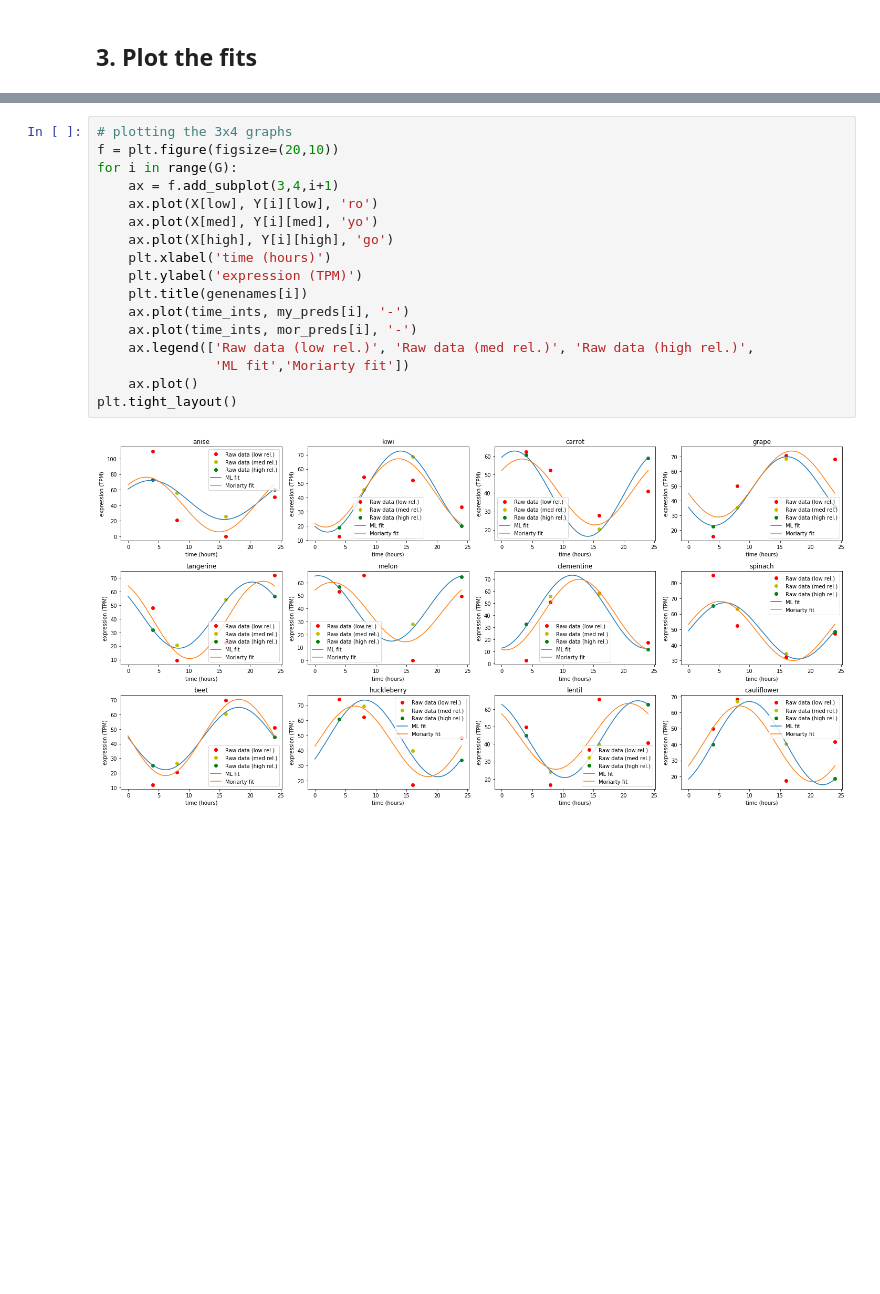
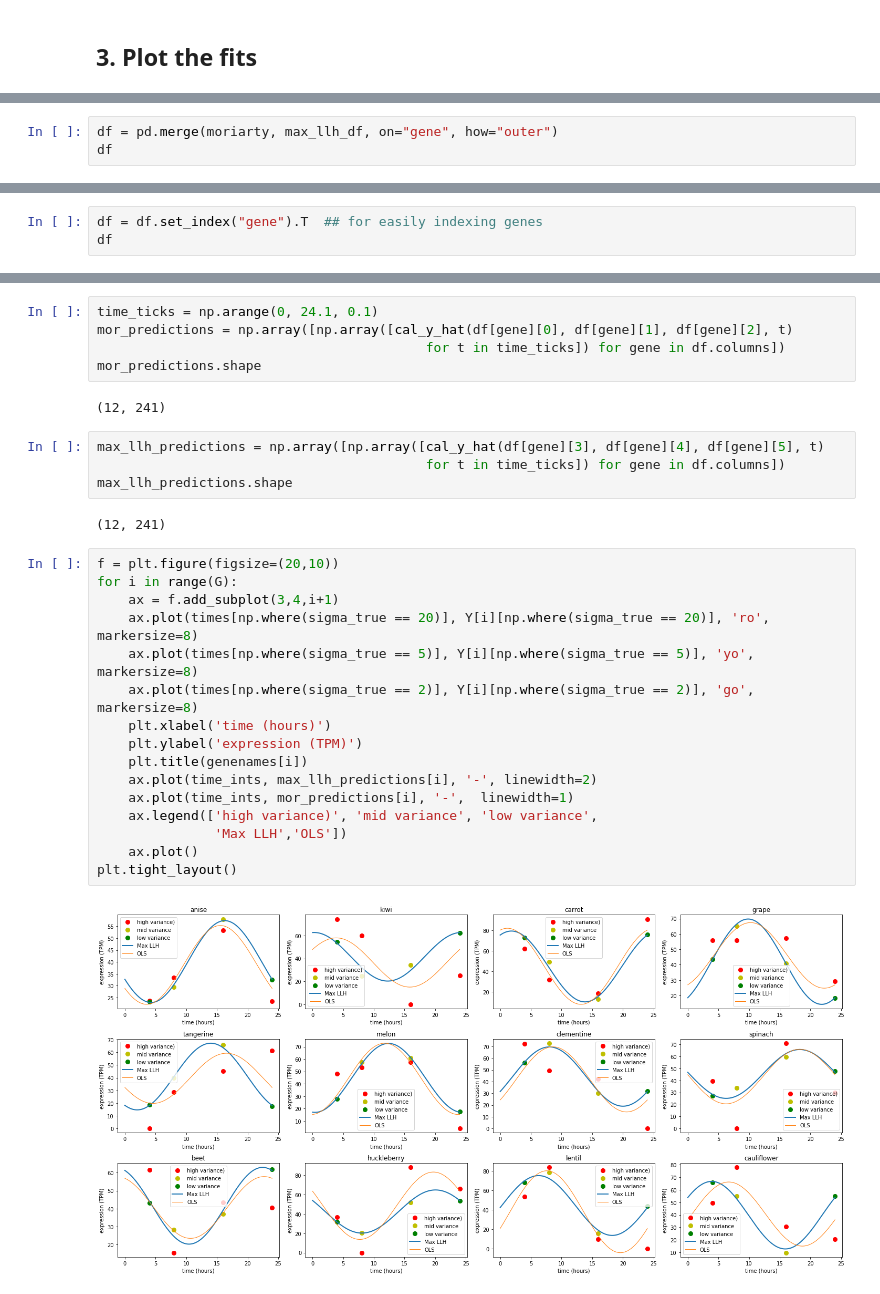
Before and after one commit to ningkko/mcb112, a Jupyter notebook: pset8/HuaYining_08.ipynb, the cells around one changed output, grey strips where cells are left out. Cells and saved outputs as stored; diff of their text form; blank space fills up the shorter version.

```diff
--- a/pset8/HuaYining_08.ipynb
+++ b/pset8/HuaYining_08.ipynb
@@ -322,0 +309,3 @@ high = np.where(S_true == 2.)
+# %%
+df = pd.merge(moriarty, max_llh_df, on="gene", how="outer")
+df
@@ -322,0 +326,3 @@ high = np.where(S_true == 2.)
+# %%
+df = df.set_index("gene").T  ## for easily indexing genes
+df
@@ -323,19 +337,31 @@ high = np.where(S_true == 2.)
+# %%
+time_ticks = np.arange(0, 24.1, 0.1)
+mor_predictions = np.array([np.array([cal_y_hat(df[gene][0], df[gene][1], df[gene][2], t)
+                                          for t in time_ticks]) for gene in df.columns])
+mor_predictions.shape
+# %% [output]
+(12, 241)
+# %%
+max_llh_predictions = np.array([np.array([cal_y_hat(df[gene][3], df[gene][4], df[gene][5], t)
+                                          for t in time_ticks]) for gene in df.columns])
+max_llh_predictions.shape
+# %% [output]
+(12, 241)
 # %%
-# plotting the 3x4 graphs
 f = plt.figure(figsize=(20,10))
 for i in range(G):
     ax = f.add_subplot(3,4,i+1)
-    ax.plot(X[low], Y[i][low], 'ro')
-    ax.plot(X[med], Y[i][med], 'yo')
-    ax.plot(X[high], Y[i][high], 'go')
+    ax.plot(times[np.where(sigma_true == 20)], Y[i][np.where(sigma_true == 20)], 'ro', markersize=8)
+    ax.plot(times[np.where(sigma_true == 5)], Y[i][np.where(sigma_true == 5)], 'yo', markersize=8)
+    ax.plot(times[np.where(sigma_true == 2)], Y[i][np.where(sigma_true == 2)], 'go', markersize=8)
     plt.xlabel('time (hours)')
     plt.ylabel('expression (TPM)')
     plt.title(genenames[i])
-    ax.plot(time_ints, my_preds[i], '-')
-    ax.plot(time_ints, mor_preds[i], '-')
-    ax.legend(['Raw data (low rel.)', 'Raw data (med rel.)', 'Raw data (high rel.)',
-               'ML fit','Moriarty fit'])
+    ax.plot(time_ints, max_llh_predictions[i], '-', linewidth=2)
+    ax.plot(time_ints, mor_predictions[i], '-',  linewidth=1)
+    ax.legend(['high variance)', 'mid variance', 'low variance',
+               'Max LLH','OLS'])
     ax.plot()
 plt.tight_layout()
 # %% [output]
-[figure, old version]
+[figure, new version]
```
Also changed, not shown: parts of 24 cells of this notebook.
